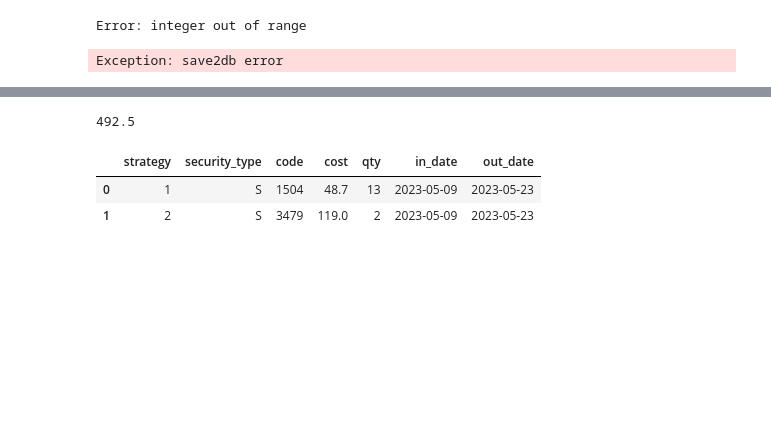
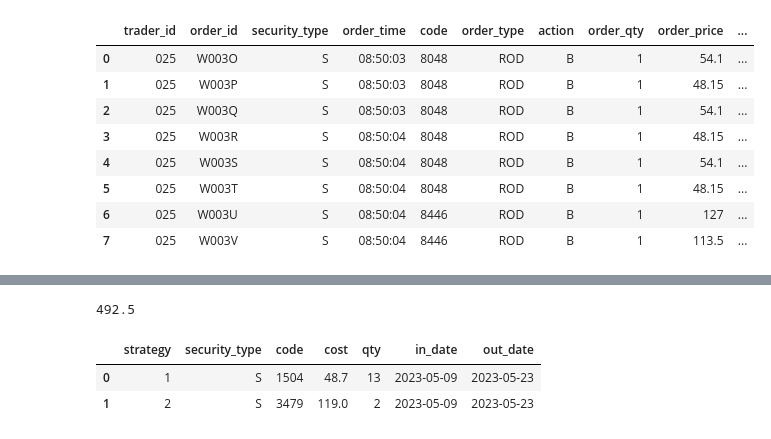
Before and after one commit to quanthsu/proprietary, a Jupyter notebook: status_update.ipynb, the cells around one changed output, grey strips where cells are left out. Drawn from its saved outputs; the diff is of its cells as text; code cells hidden in the pictures; blank space fills up the shorter version.

Commit message:
feat: truncate deal and order

```diff
--- a/status_update.ipynb
+++ b/status_update.ipynb
@@ -11,6 +13,6 @@ order = pd.read_csv('status/Order.txt', header = None, names = ['trader_id','ord
 # %%
-def order_time_transform(order_time):
-    return datetime.datetime.strptime(order_time, '%H%M%S').time()
+def time_transform(time):
+    return datetime.datetime.strptime(time, '%H%M%S').time()
 
 def security_type_transform(security_type):
     if security_type == "現股":
@@ -24,5 +31,5 @@ def action_transform(action):
 # %%
 order['security_type'] = order['security_type'].apply(security_type_transform)
-order['order_time'] = order['order_time'].apply(order_time_transform)
+order['order_time'] = order['order_time'].apply(time_transform)
 order['order_date'] = datetime.datetime.now().date()
 order['action'] = order['action'].apply(action_transform)
@@ -65,12 +64,20 @@ SELECT * FROM dealer.strategy
 # %%
-order['strategy'] = np.nan
-for strategy_name in strategy_df['name']:
-    buy_log = pd.read_csv(f'print/{strategy_name}/Buy.log', header = None, names = ['serial', 'security_type', 'timestamp', 'code', 'order_type', 'action', 'order_qty', 'order_price'])
 
-    for index, row in buy_log.iterrows():
+def strategy_align(log_type: str, strategy_name: str, order: pd.DataFrame):
+
+    log = pd.read_csv(f'print/{strategy_name}/{log_type}.log', header = None, names = ['serial', 'security_type', 'timestamp', 'code', 'order_type', 'action', 'order_qty', 'order_price'])
+
+    for index, row in log.iterrows():
 
         cur_order = order[(order['security_type'] == row.security_type[0]) & (order['code'] == str(row.code)) & (order['order_type'] == row.order_type) &
         (order['action'] == row.action) & (order['order_price'].astype('float') == row.order_price)]
 
         for index in cur_order.index:
             order.loc[index, 'strategy'] = int(strategy_df[strategy_df['name'] == strategy_name]['id'].values[0])
+    return order
+# %%
+
+order['strategy'] = 0
+for strategy_name in strategy_df['name']:
+    order = strategy_align("Buy", strategy_name, order)
+    order = strategy_align("Sell", strategy_name, order)
@@ -98,7 +128,4 @@ def save2db(df: pd.DataFrame, table: str):
     if result == 1:
         raise Exception("save2db error")
 # %%
-save2db(order, table="dealer.orders")
+save2db(order[order['status'].isna()], table="dealer.orders")
-# %% [output]
-Error: integer out of range
-Exception: save2db error
@@ -104,0 +134,12 @@ Exception: save2db error
+# %%
+order[order['status'].isna()]
+# %% [output]
+|  | trader_id | order_id | security_type | order_time | code | order_type | action | order_qty | order_price | ... |
+| 0 | 025 | W003O | S | 08:50:03 | 8048 | ROD | B | 1 | 54.1 | ... |
+| 1 | 025 | W003P | S | 08:50:03 | 8048 | ROD | B | 1 | 48.15 | ... |
+| 2 | 025 | W003Q | S | 08:50:03 | 8048 | ROD | B | 1 | 54.1 | ... |
+| 3 | 025 | W003R | S | 08:50:04 | 8048 | ROD | B | 1 | 48.15 | ... |
+| 4 | 025 | W003S | S | 08:50:04 | 8048 | ROD | B | 1 | 54.1 | ... |
+| 5 | 025 | W003T | S | 08:50:04 | 8048 | ROD | B | 1 | 48.15 | ... |
+| 6 | 025 | W003U | S | 08:50:04 | 8446 | ROD | B | 1 | 127 | ... |
+| 7 | 025 | W003V | S | 08:50:04 | 8446 | ROD | B | 1 | 113.5 | ... |
```
Also changed, not shown: parts of 9 cells of this notebook, 4 other files.
